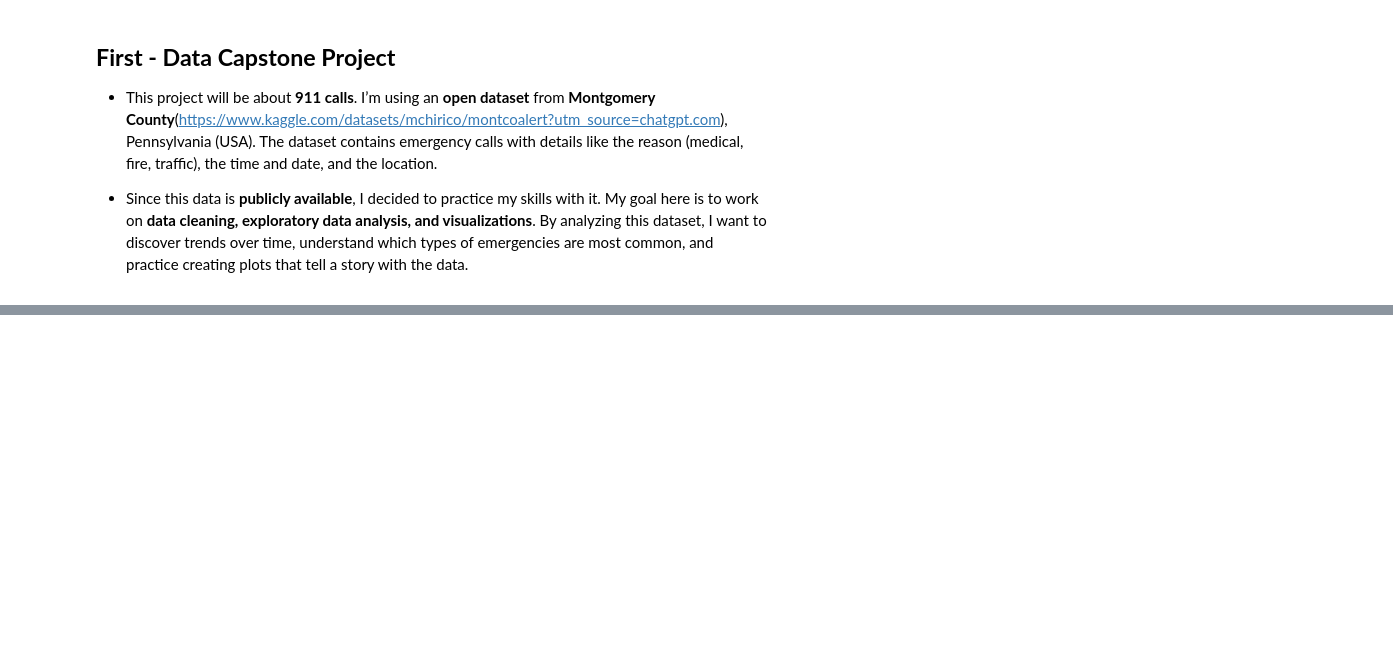
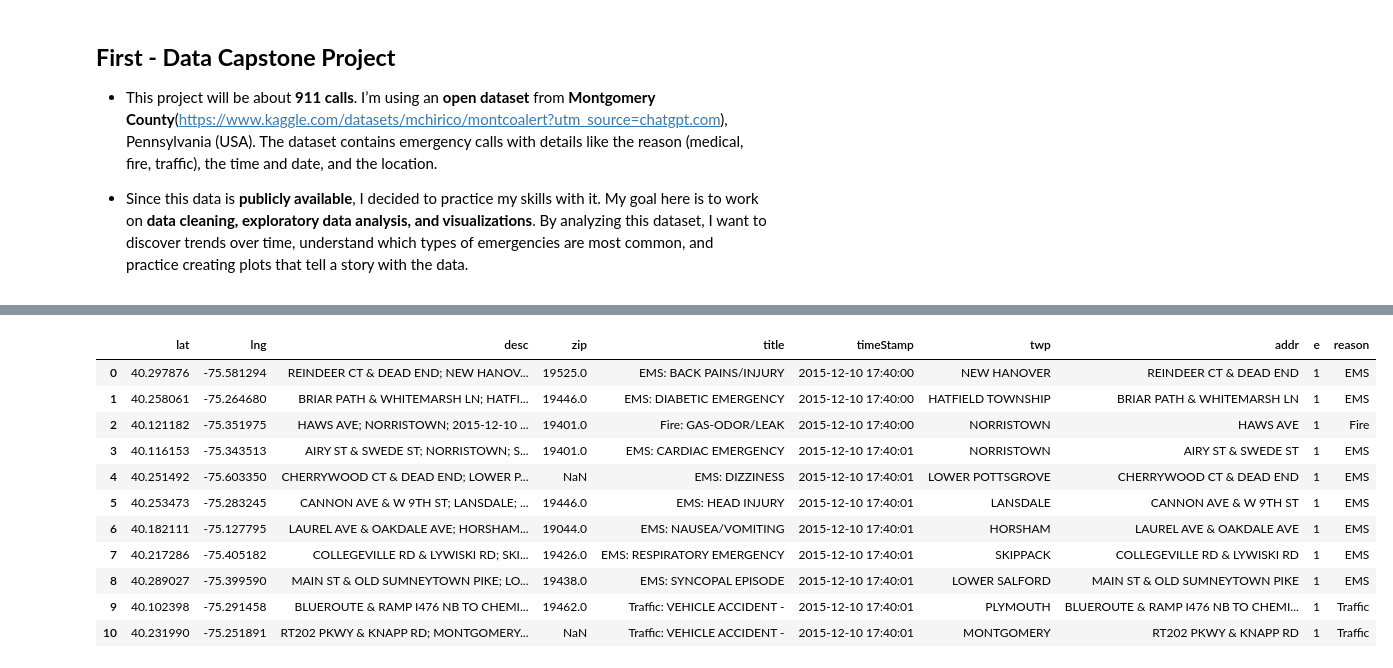
Before and after one commit to Lizaa-sm/python_to_DS, a Jupyter notebook: First - Data Project/Introduction.ipynb, the cells around one changed output, grey strips where cells are left out. Saved outputs shown, nothing was run; the diff lists cells and outputs as text; code cells hidden in the pictures; blank space fills up the shorter version.

```diff
--- a/First - Data Project/Introduction.ipynb
+++ b/First - Data Project/Introduction.ipynb
@@ -23,0 +107,15 @@ df.head()
+# %%
+df.head(11)
+# %% [output]
+|  | lat | lng | desc | zip | title | timeStamp | twp | addr | e | reason |
+| 0 | 40.297876 | -75.581294 | REINDEER CT & DEAD END; NEW HANOV... | 19525.0 | EMS: BACK PAINS/INJURY | 2015-12-10 17:40:00 | NEW HANOVER | REINDEER CT & DEAD END | 1 | EMS |
+| 1 | 40.258061 | -75.264680 | BRIAR PATH & WHITEMARSH LN; HATFI... | 19446.0 | EMS: DIABETIC EMERGENCY | 2015-12-10 17:40:00 | HATFIELD TOWNSHIP | BRIAR PATH & WHITEMARSH LN | 1 | EMS |
+| 2 | 40.121182 | -75.351975 | HAWS AVE; NORRISTOWN; 2015-12-10 ... | 19401.0 | Fire: GAS-ODOR/LEAK | 2015-12-10 17:40:00 | NORRISTOWN | HAWS AVE | 1 | Fire |
+| 3 | 40.116153 | -75.343513 | AIRY ST & SWEDE ST; NORRISTOWN; S... | 19401.0 | EMS: CARDIAC EMERGENCY | 2015-12-10 17:40:01 | NORRISTOWN | AIRY ST & SWEDE ST | 1 | EMS |
+| 4 | 40.251492 | -75.603350 | CHERRYWOOD CT & DEAD END; LOWER P... | NaN | EMS: DIZZINESS | 2015-12-10 17:40:01 | LOWER POTTSGROVE | CHERRYWOOD CT & DEAD END | 1 | EMS |
+| 5 | 40.253473 | -75.283245 | CANNON AVE & W 9TH ST; LANSDALE; ... | 19446.0 | EMS: HEAD INJURY | 2015-12-10 17:40:01 | LANSDALE | CANNON AVE & W 9TH ST | 1 | EMS |
+| 6 | 40.182111 | -75.127795 | LAUREL AVE & OAKDALE AVE; HORSHAM... | 19044.0 | EMS: NAUSEA/VOMITING | 2015-12-10 17:40:01 | HORSHAM | LAUREL AVE & OAKDALE AVE | 1 | EMS |
+| 7 | 40.217286 | -75.405182 | COLLEGEVILLE RD & LYWISKI RD; SKI... | 19426.0 | EMS: RESPIRATORY EMERGENCY | 2015-12-10 17:40:01 | SKIPPACK | COLLEGEVILLE RD & LYWISKI RD | 1 | EMS |
+| 8 | 40.289027 | -75.399590 | MAIN ST & OLD SUMNEYTOWN PIKE; LO... | 19438.0 | EMS: SYNCOPAL EPISODE | 2015-12-10 17:40:01 | LOWER SALFORD | MAIN ST & OLD SUMNEYTOWN PIKE | 1 | EMS |
+| 9 | 40.102398 | -75.291458 | BLUEROUTE & RAMP I476 NB TO CHEMI... | 19462.0 | Traffic: VEHICLE ACCIDENT - | 2015-12-10 17:40:01 | PLYMOUTH | BLUEROUTE & RAMP I476 NB TO CHEMI... | 1 | Traffic |
+| 10 | 40.231990 | -75.251891 | RT202 PKWY & KNAPP RD; MONTGOMERY... | NaN | Traffic: VEHICLE ACCIDENT - | 2015-12-10 17:40:01 | MONTGOMERY | RT202 PKWY & KNAPP RD | 1 | Traffic |
```
Also changed, not shown: parts of 28 cells of this notebook.
